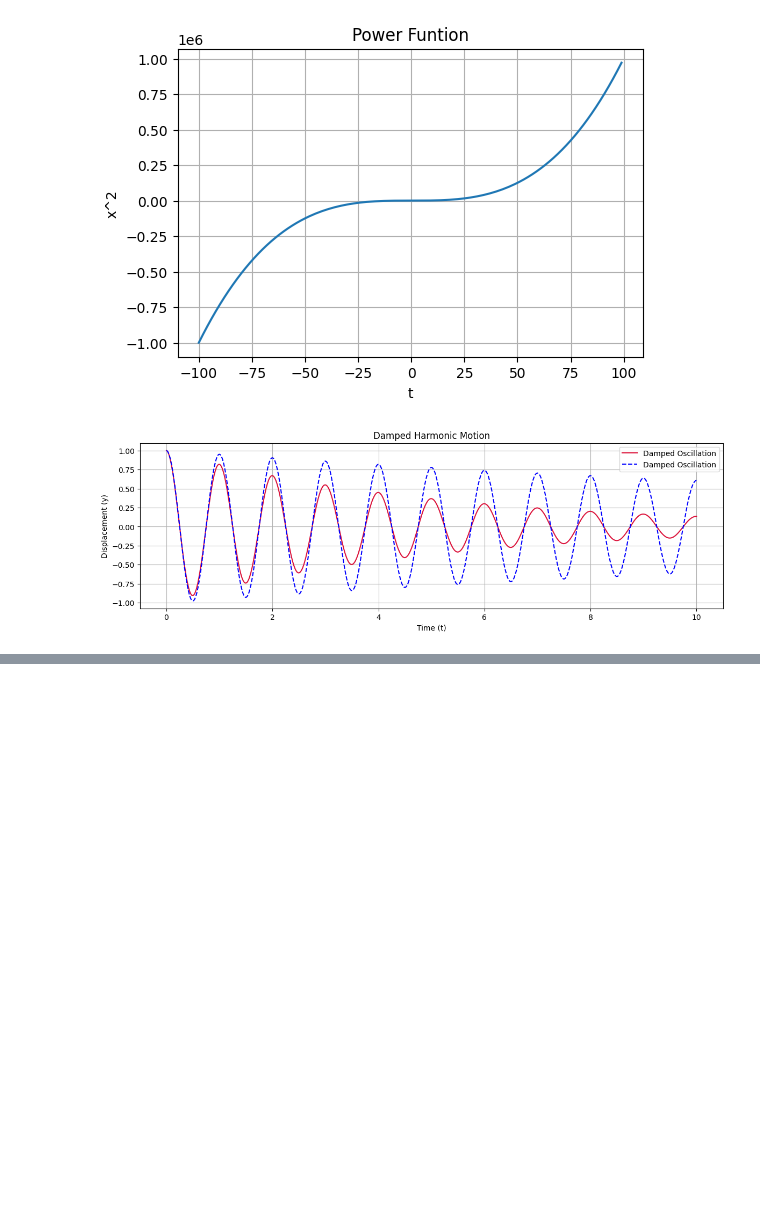
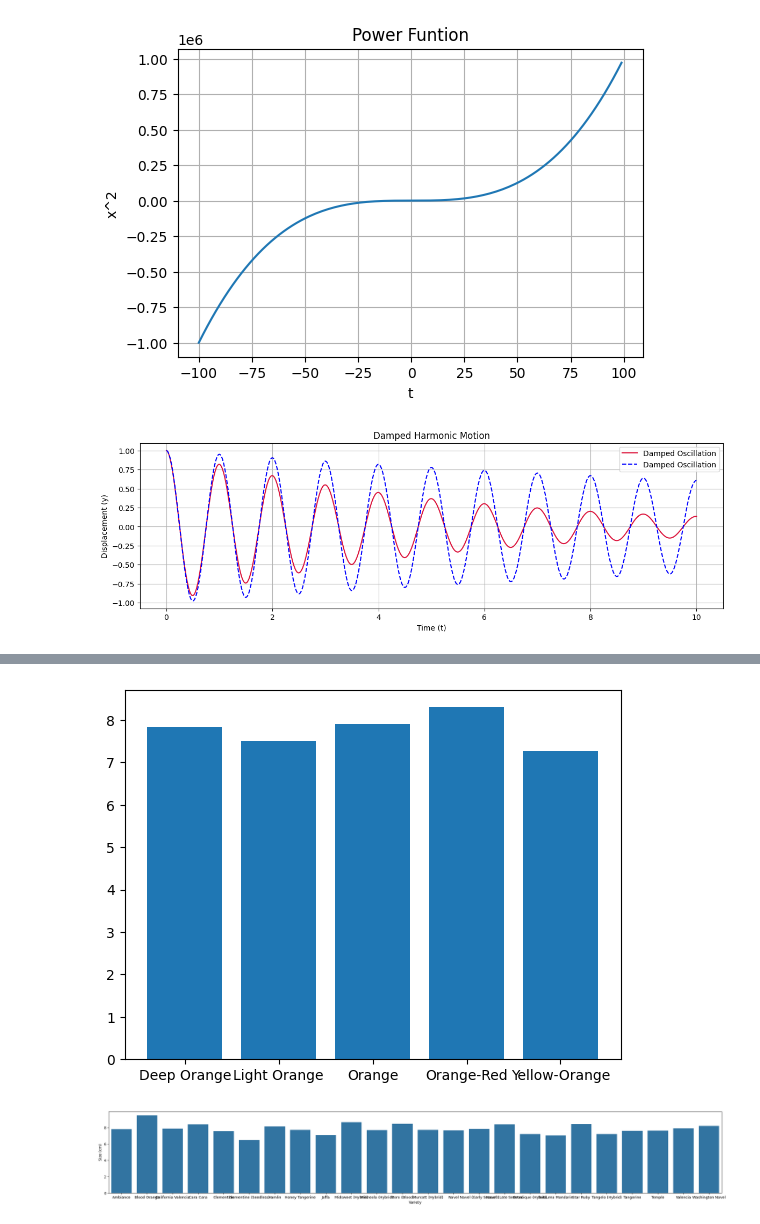
Before and after one commit to arunishere/PythonV14Main, a Jupyter notebook: VisualAnalysis.ipynb, the cells around one changed output, grey strips where cells are left out. Drawn from its saved outputs; the diff is of its cells as text; code cells hidden in the pictures; blank space fills up the shorter version.

```diff
--- a/PlottingLine.ipynb
+++ b/VisualAnalysis.ipynb
@@ -134,0 +185,5 @@ plt.show()
+# %%
+df_group = df.groupby('Color')['Size (cm)'].mean()
+df_group = pd.DataFrame(data=df_group)
+df_group.reset_index(inplace=True)
+df_group
@@ -134,0 +197,16 @@ plt.show()
+# %%
+plt.bar(x=df_group['Color'], height=df_group['Size (cm)'])
+plt.show()
+# %% [output]
+[figure, added]
+# %%
+df_group = df.groupby('Variety')['Size (cm)'].mean()
+df_group = pd.DataFrame(data=df_group)
+df_group.reset_index(inplace=True)
+# df_group
+
+plt.figure(figsize=(30,4))
+sns.barplot(x=df_group['Variety'], y=df_group['Size (cm)'])
+plt.show()
+# %% [output]
+[figure, added]
```
Also changed, not shown: parts of 23 cells of this notebook.
